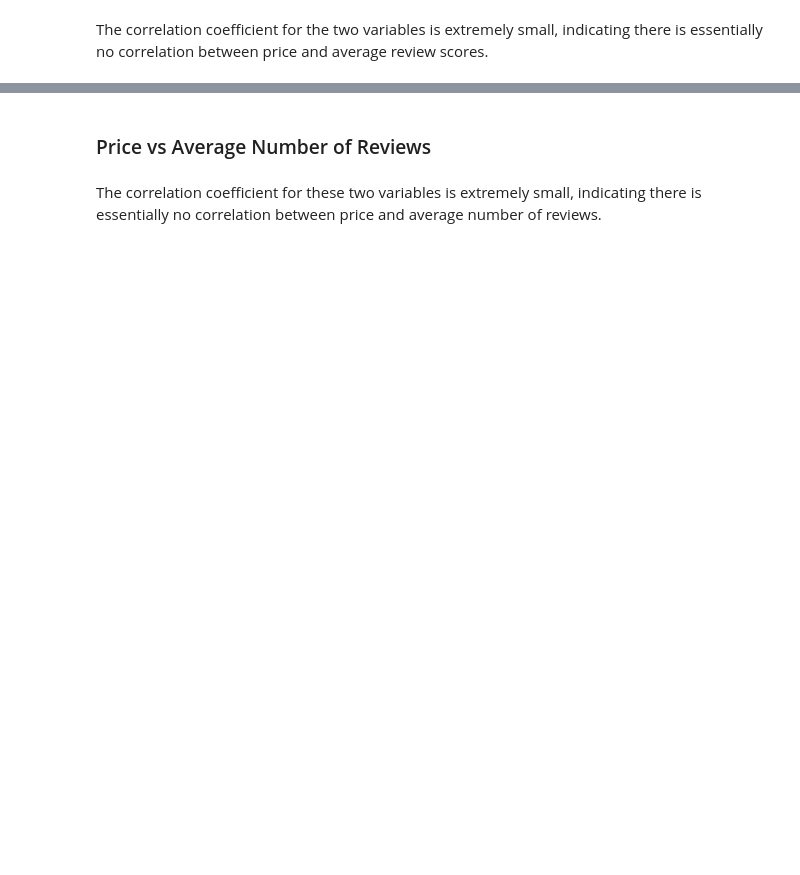
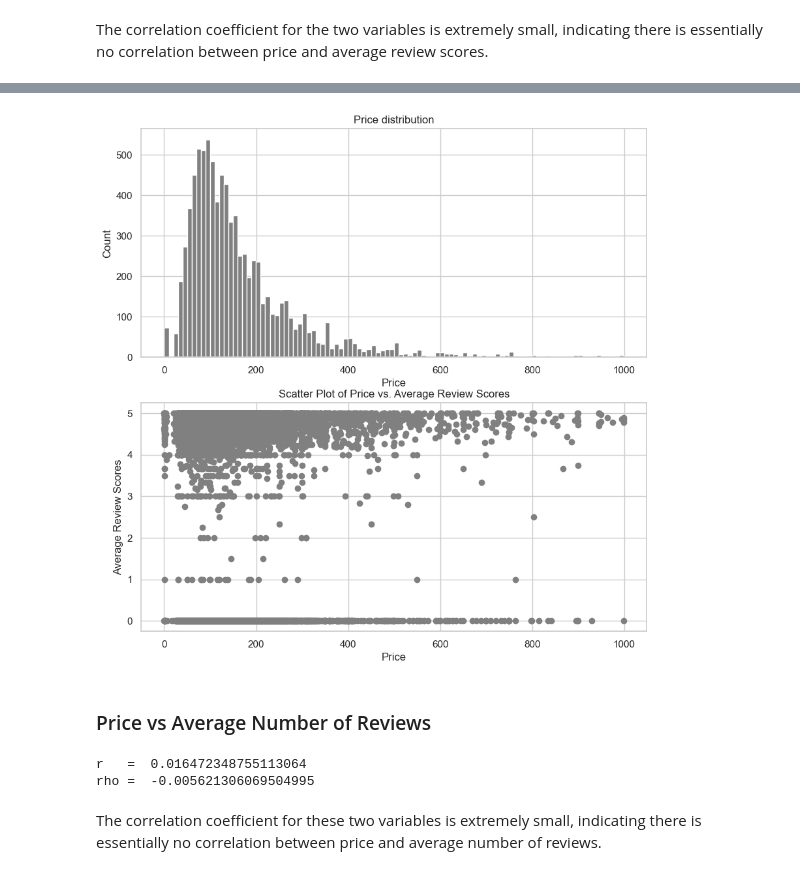
Before and after one commit to carleen/group4_ds_project, a Jupyter notebook: eda/eda.ipynb, the cells around one changed output, grey strips where cells are left out. Drawn from its saved outputs; the diff is of its cells as text; code cells hidden in the pictures; blank space fills up the shorter version.

```diff
--- a/eda/eda.ipynb
+++ b/eda/eda.ipynb
@@ -1202,26 +1488,31 @@ plt.close()
 # %%
 figure = plt.figure(figsize=(10, 10))
 
 axes = figure.add_subplot(2, 1, 1)
-axes.hist(price['Price'], color='gray', bins=100)
+axes.hist(price, color='gray', bins=100)
 axes.set_ylabel('Count')
 axes.set_xlabel('Price')
 axes.set_title('Price distribution')
 
 axes = figure.add_subplot(2, 1, 2)
-axes.scatter(price['Price'], review_scores_rating['Average Review Scores'], marker='o', color='gray')
+axes.scatter(price, review_scores_rating['Average Review Scores'], marker='o', color='gray')
 
 axes.set_xlabel('Price')
 axes.set_ylabel('Average Review Scores')
 axes.set_title('Scatter Plot of Price vs. Average Review Scores')
 
 plt.show()
 plt.close()
+# %% [output]
+[figure, added]
 # %% [markdown]
 ### Price vs Average Number of Reviews
 # %%
-print('r   = ', stats.pearsonr(price['Price'],number_of_reviews['Average # of Reviews'])[0])
-print('rho = ', stats.spearmanr(price['Price'],number_of_reviews['Average # of Reviews'])[0])
+print('r   = ', stats.pearsonr(price,number_of_reviews['Average # of Reviews'])[0])
+print('rho = ', stats.spearmanr(price,number_of_reviews['Average # of Reviews'])[0])
+# %% [output]
+r   =  0.016472348755113064
+rho =  -0.005621306069504995
 # %% [markdown]
 The correlation coefficient for these two variables is extremely small, indicating there is essentially no correlation between price and average number of reviews.
 # %%
```
Also changed, not shown: parts of 50 cells of this notebook.
